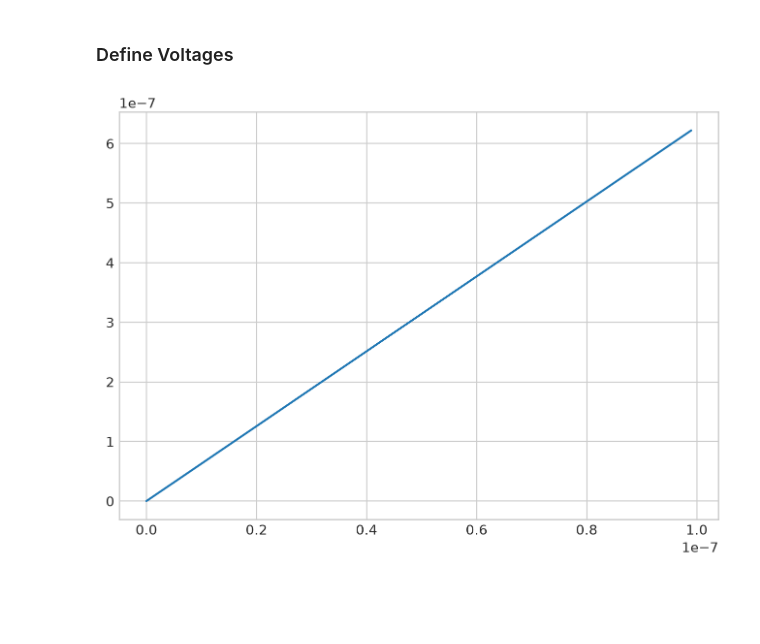
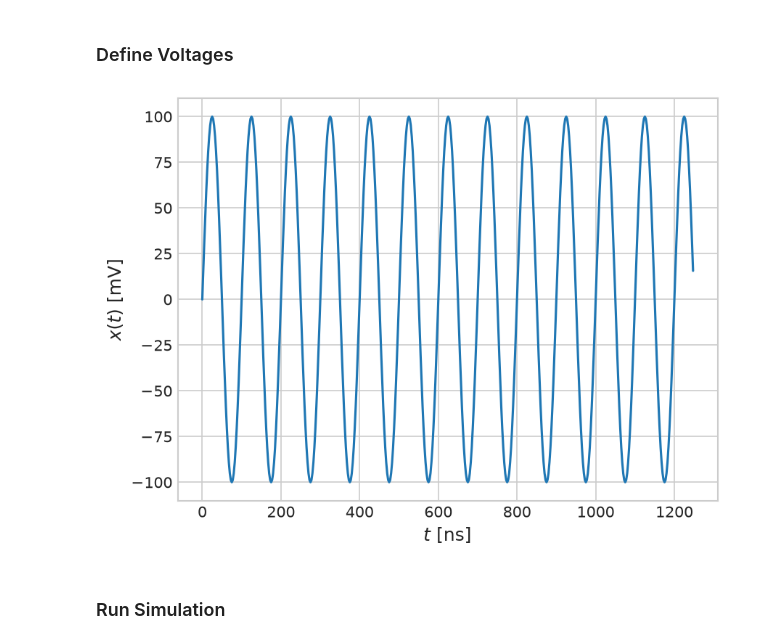
Before and after one commit to JonasMnsing/nanonets, a Jupyter notebook: tutorials/03_dynamic_resistances.ipynb, the cells around one changed output. Cells and saved outputs as stored; diff of their text form; code cells hidden in the pictures; blank space fills up the shorter version.

```diff
--- a/tutorials/03_dynamic_resistances.ipynb
+++ b/tutorials/03_dynamic_resistances.ipynb
@@ -27,14 +29,25 @@ sim = nanonets.Simulation(topology_parameter=lattice_topology, res_info=res_info
 # %% [markdown]
 ### Define Voltages
 # %%
-dt = 1e-9
-t = np.arange(100)*dt
-x = np.sin(2*np.pi*t)
+# Parameter
+f0_hz = 10.0*1e6
+n_periods = 100
+samples_per_period = 40
+amplitude = 0.1
 
-fig = plt.figure(dpi=200, layout='constrained')
+# Generate base waveform
+N_steps, dt = get_time_setup_from_frequency(f0_hz=f0_hz, n_periods=n_periods, samples_per_period=samples_per_period)
+n_plot = N_steps // 8
+t, x = sinusoidal_voltages(N_samples=N_steps, topology_parameter=lattice_topology,
+                           amplitudes=[amplitude,0.0], frequencies=[f0_hz,0.0], time_step=dt)
+
+# Display input signal
+fig = plt.figure(dpi=150)
 ax = fig.add_subplot()
-_ = ax.plot(t, x)
-_ = ax.set_xlabel("$t~[ns]$")
-_ = ax.set_ylabel("$$")
+_ = ax.plot(t[:n_plot]*1e9, x[:n_plot,0]*1000)
+_ = ax.set_xlabel("$t~[\\mathrm{ns}]$", size='large')
+_ = ax.set_ylabel("$x(t)~[\\mathrm{mV}]$", size='large')
 # %% [output]
-[figure, old version]
+[figure, new version]
+# %% [markdown]
+### Run Simulation
```
Also changed, not shown: parts of 6 cells of this notebook, 7 other files.
